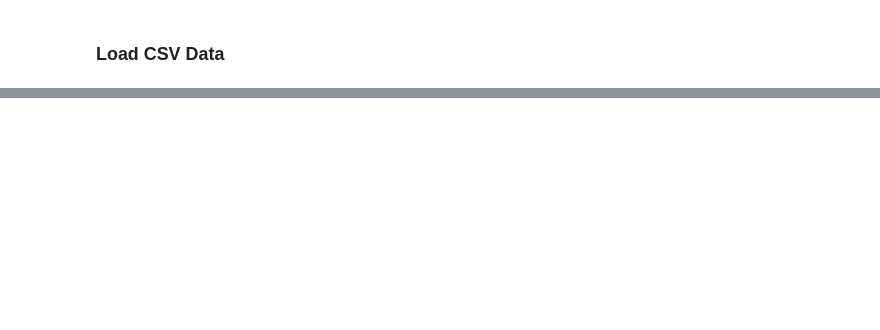
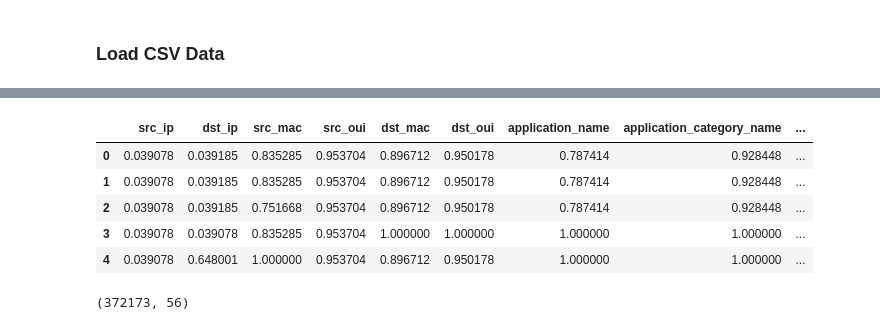
Before and after one commit to rakinplaban/APT_work, a Jupyter notebook: unraveled/unraveled-dataset-host-log-cleaning.ipynb, the cells around one changed output, grey strips where cells are left out. Cells and saved outputs as stored; diff of their text form; code cells hidden in the pictures; blank space fills up the shorter version.

```diff
--- a/unraveled/unraveled-dataset-host-log-cleaning.ipynb
+++ b/unraveled/unraveled-dataset-host-log-cleaning.ipynb
@@ -238,0 +336,17 @@ Name: count, dtype: int64
+# %%
+# Combine the encoded IP and non-IP columns with other numeric features
+X = pd.concat([df_ip, encoded_non_ip, df_uncorrelated], axis=1)
+
+# Check the resulting dataframe
+X.head()
+# %% [output]
+|  | src_ip | dst_ip | src_mac | src_oui | dst_mac | dst_oui | application_name | application_category_name | ... |
+| 0 | 0.039078 | 0.039185 | 0.835285 | 0.953704 | 0.896712 | 0.950178 | 0.787414 | 0.928448 | ... |
+| 1 | 0.039078 | 0.039185 | 0.835285 | 0.953704 | 0.896712 | 0.950178 | 0.787414 | 0.928448 | ... |
+| 2 | 0.039078 | 0.039185 | 0.751668 | 0.953704 | 0.896712 | 0.950178 | 0.787414 | 0.928448 | ... |
+| 3 | 0.039078 | 0.039078 | 0.835285 | 0.953704 | 1.000000 | 1.000000 | 1.000000 | 1.000000 | ... |
+| 4 | 0.039078 | 0.648001 | 1.000000 | 0.953704 | 0.896712 | 0.950178 | 1.000000 | 1.000000 | ... |
+# %%
+X.shape
+# %% [output]
+(372173, 56)
```
Also changed, not shown: parts of 29 cells of this notebook.
